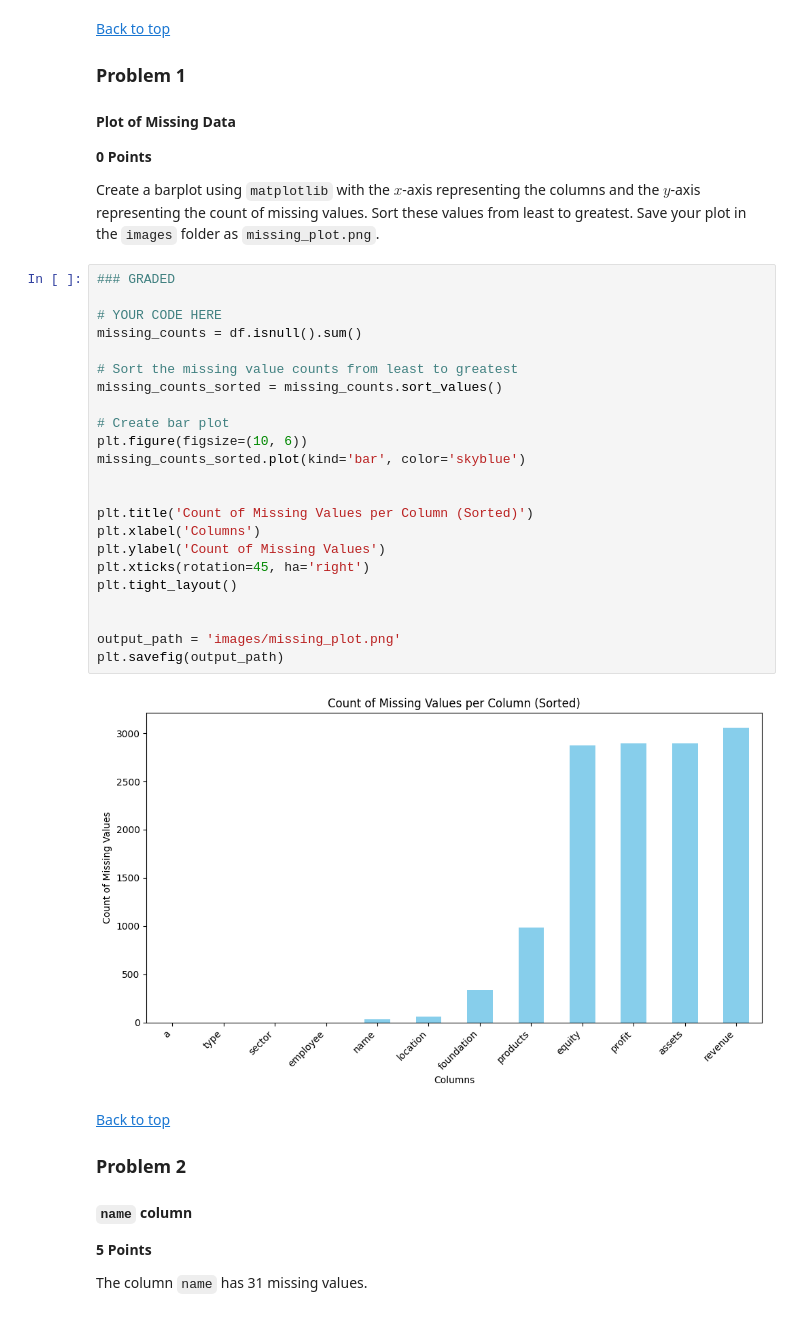
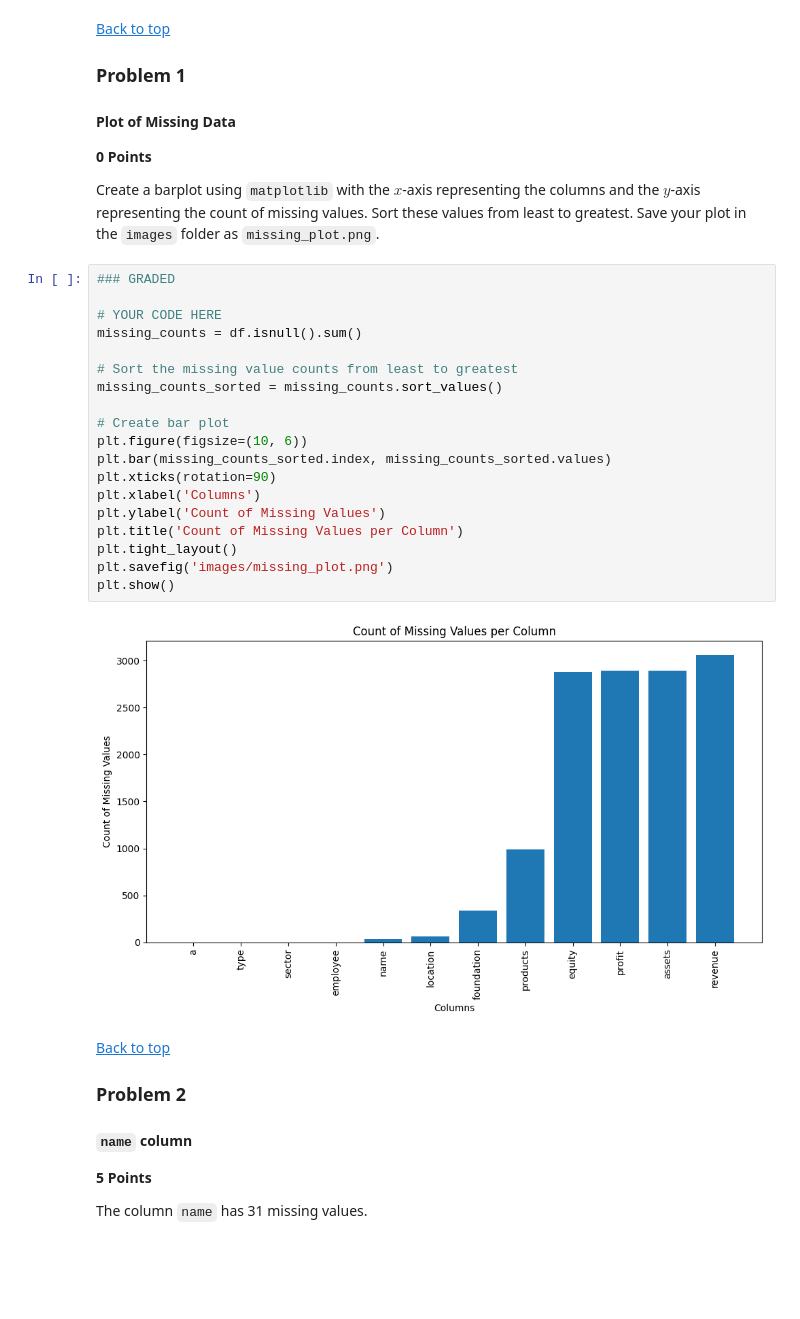
Before and after one commit to csdmichael/PythonAlgorithms, a Jupyter notebook: aiMl/DataCleaning/Assignment4_3.ipynb, the cells around one changed output. Saved outputs shown, nothing was run; the diff lists cells and outputs as text; blank space fills up the shorter version.

```diff
--- a/aiMl/DataCleaning/Assignment4_3.ipynb
+++ b/aiMl/DataCleaning/Assignment4_3.ipynb
@@ -73,28 +73,24 @@ Create a barplot using `matplotlib` with the $x$-axis representing the columns a
 # %%
 ### GRADED
 
 # YOUR CODE HERE
 missing_counts = df.isnull().sum()
 
 # Sort the missing value counts from least to greatest
 missing_counts_sorted = missing_counts.sort_values()
 
 # Create bar plot
 plt.figure(figsize=(10, 6))
-missing_counts_sorted.plot(kind='bar', color='skyblue')
-
-
-plt.title('Count of Missing Values per Column (Sorted)')
+plt.bar(missing_counts_sorted.index, missing_counts_sorted.values)
+plt.xticks(rotation=90)
 plt.xlabel('Columns')
 plt.ylabel('Count of Missing Values')
-plt.xticks(rotation=45, ha='right')
+plt.title('Count of Missing Values per Column')
 plt.tight_layout()
-
-
-output_path = 'images/missing_plot.png'
-plt.savefig(output_path)
+plt.savefig('images/missing_plot.png')
+plt.show()
 # %% [output]
-[figure, old version]
+[figure, new version]
 # %% [markdown]
 [Back to top](#Index:)
 
```
Also changed, not shown: parts of 8 cells of this notebook, 6 other files.
